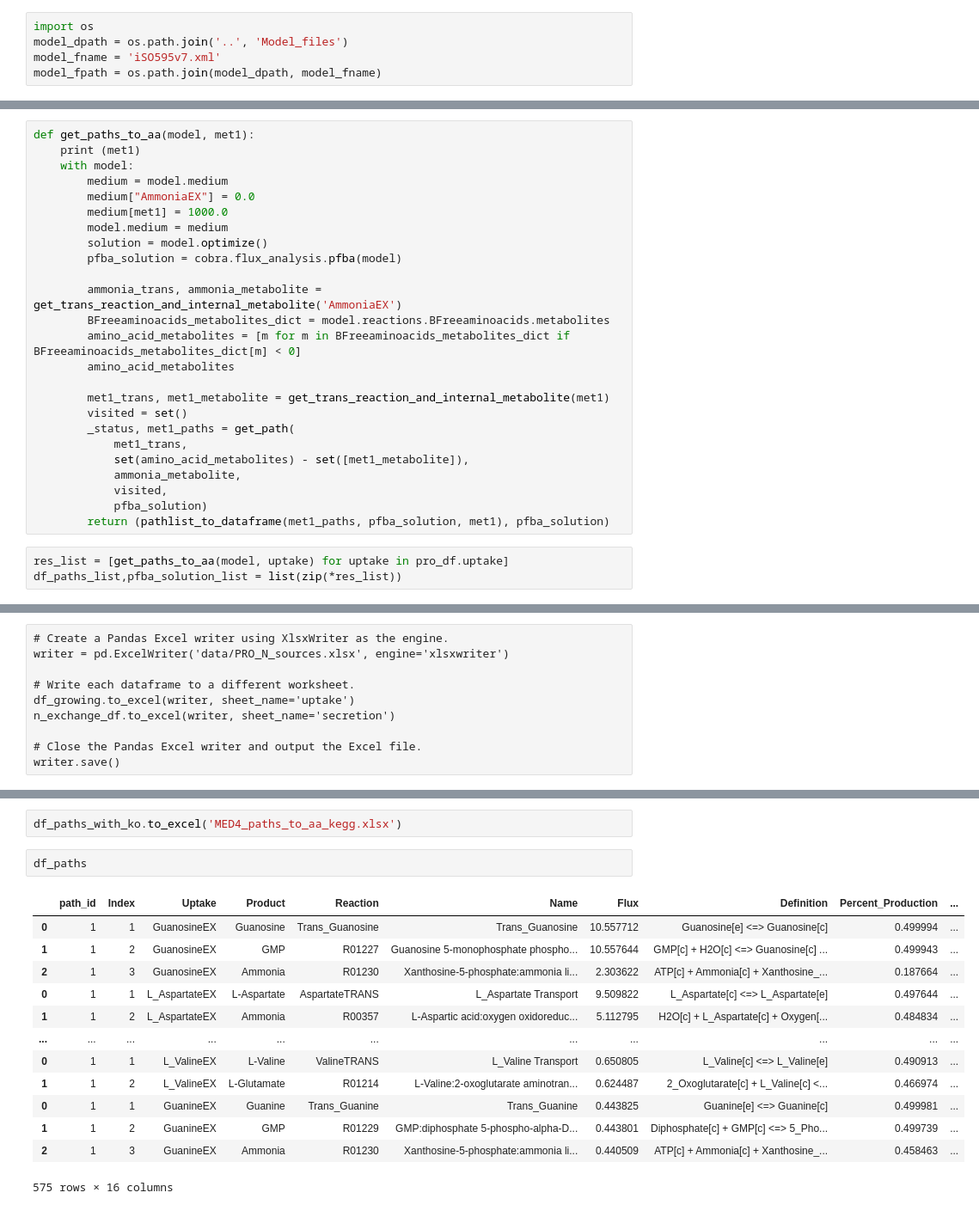
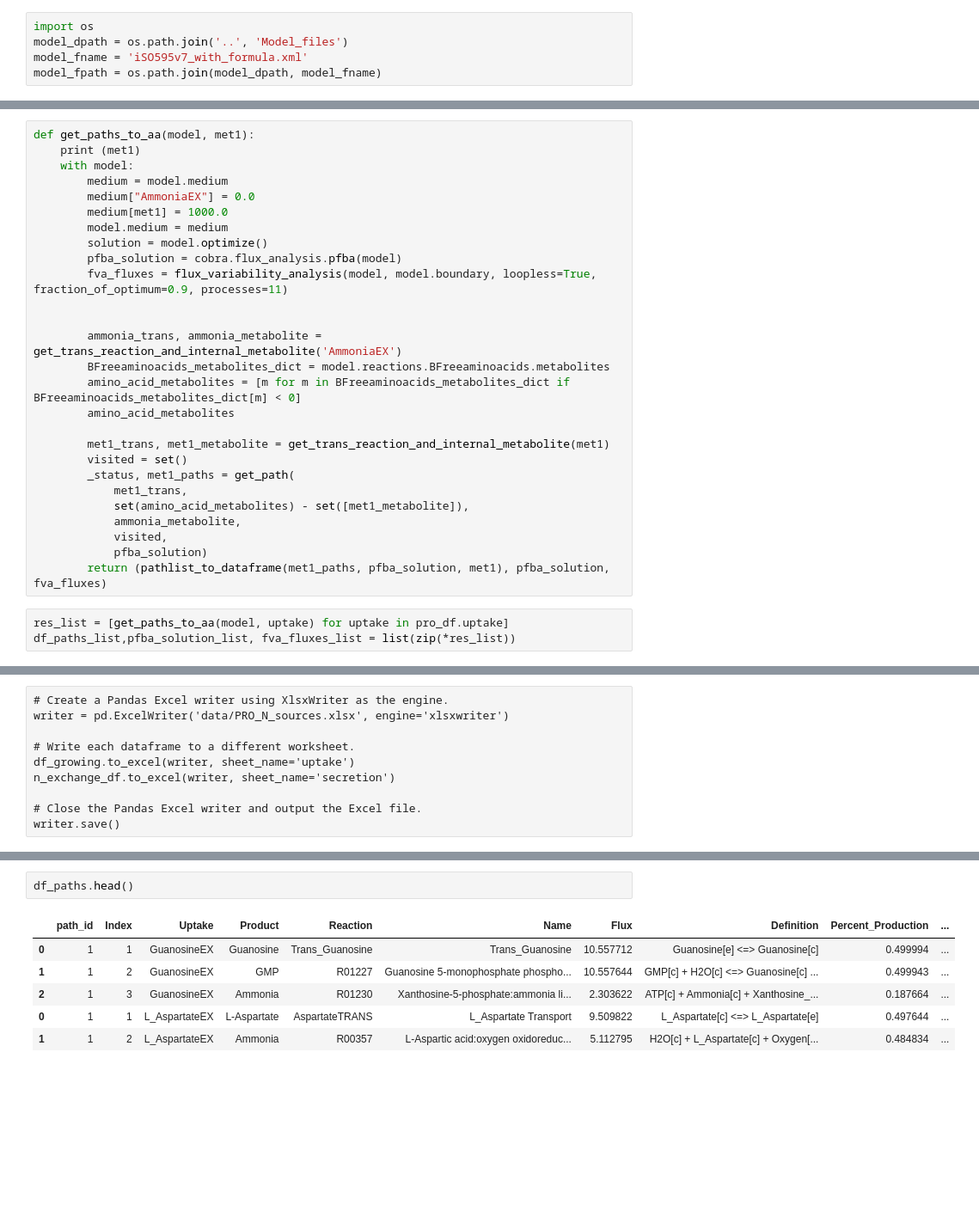
Before and after one commit to wosnat/Prochlorococcus_Model, a Jupyter notebook: N_Starvation/CC1A3_PRO_amino_acids.ipynb, the cells around one changed output, grey strips where cells are left out. Shown at 86% size. Cells and saved outputs as stored; diff of their text form; blank space fills up the shorter version.

```diff
--- a/N_Starvation/CC1A3_PRO_amino_acids.ipynb
+++ b/N_Starvation/CC1A3_PRO_amino_acids.ipynb
@@ -81,7 +82,7 @@ pro_df = pd.read_excel('data/PRO_N_sources.xlsx', sheet_name='uptake')
 # %%
 import os
 model_dpath = os.path.join('..', 'Model_files')
-model_fname = 'iSO595v7.xml'
+model_fname = 'iSO595v7_with_formula.xml'
 model_fpath = os.path.join(model_dpath, model_fname)
 # %%
 model = cobra.io.read_sbml_model(model_fpath)
@@ -398,6 +399,8 @@ def get_paths_to_aa(model, met1):
         model.medium = medium
         solution = model.optimize()
         pfba_solution = cobra.flux_analysis.pfba(model)
+        fva_fluxes = flux_variability_analysis(model, model.boundary, loopless=True, fraction_of_optimum=0.9, processes=11)
+
 
         ammonia_trans, ammonia_metabolite = get_trans_reaction_and_internal_metabolite('AmmoniaEX')
         BFreeaminoacids_metabolites_dict = model.reactions.BFreeaminoacids.metabolites
@@ -412,10 +415,10 @@ def get_paths_to_aa(model, met1):
             ammonia_metabolite,
             visited,
             pfba_solution)
-        return (pathlist_to_dataframe(met1_paths, pfba_solution, met1), pfba_solution)
+        return (pathlist_to_dataframe(met1_paths, pfba_solution, met1), pfba_solution, fva_fluxes)
 # %%
 res_list = [get_paths_to_aa(model, uptake) for uptake in pro_df.uptake]
-df_paths_list,pfba_solution_list = list(zip(*res_list))
+df_paths_list,pfba_solution_list, fva_fluxes_list = list(zip(*res_list))
 # %% [output]
 GuanosineEX
 L_AspartateEX
@@ -1030,18 +956,9 @@ Index(['Uptake', 'ko', 'color', 'Reaction', 'Name', 'Flux', 'Definition',
-# %%
-df_paths_with_ko.to_excel('MED4_paths_to_aa_kegg.xlsx')
 # %%
-df_paths
+df_paths.head()
 # %% [output]
 |  | path_id | Index | Uptake | Product | Reaction | Name | Flux | Definition | Percent_Production | ... |
 | 0 | 1 | 1 | GuanosineEX | Guanosine | Trans_Guanosine | Trans_Guanosine | 10.557712 | Guanosine[e] <=> Guanosine[c] | 0.499994 | ... |
 | 1 | 1 | 2 | GuanosineEX | GMP | R01227 | Guanosine 5-monophosphate phospho... | 10.557644 | GMP[c] + H2O[c] <=> Guanosine[c] ... | 0.499943 | ... |
 | 2 | 1 | 3 | GuanosineEX | Ammonia | R01230 | Xanthosine-5-phosphate:ammonia li... | 2.303622 | ATP[c] + Ammonia[c] + Xanthosine_... | 0.187664 | ... |
 | 0 | 1 | 1 | L_AspartateEX | L-Aspartate | AspartateTRANS | L_Aspartate Transport | 9.509822 | L_Aspartate[c] <=> L_Aspartate[e] | 0.497644 | ... |
 | 1 | 1 | 2 | L_AspartateEX | Ammonia | R00357 | L-Aspartic acid:oxygen oxidoreduc... | 5.112795 | H2O[c] + L_Aspartate[c] + Oxygen[... | 0.484834 | ... |
-| ... | ... | ... | ... | ... | ... | ... | ... | ... | ... | ... |
-| 0 | 1 | 1 | L_ValineEX | L-Valine | ValineTRANS | L_Valine Transport | 0.650805 | L_Valine[c] <=> L_Valine[e] | 0.490913 | ... |
-| 1 | 1 | 2 | L_ValineEX | L-Glutamate | R01214 | L-Valine:2-oxoglutarate aminotran... | 0.624487 | 2_Oxoglutarate[c] + L_Valine[c] <... | 0.466974 | ... |
-| 0 | 1 | 1 | GuanineEX | Guanine | Trans_Guanine | Trans_Guanine | 0.443825 | Guanine[e] <=> Guanine[c] | 0.499981 | ... |
-| 1 | 1 | 2 | GuanineEX | GMP | R01229 | GMP:diphosphate 5-phospho-alpha-D... | 0.443801 | Diphosphate[c] + GMP[c] <=> 5_Pho... | 0.499739 | ... |
-| 2 | 1 | 3 | GuanineEX | Ammonia | R01230 | Xanthosine-5-phosphate:ammonia li... | 0.440509 | ATP[c] + Ammonia[c] + Xanthosine_... | 0.458463 | ... |
-575 rows × 16 columns
```
Also changed, not shown: parts of 60 cells of this notebook, 7 other files.
